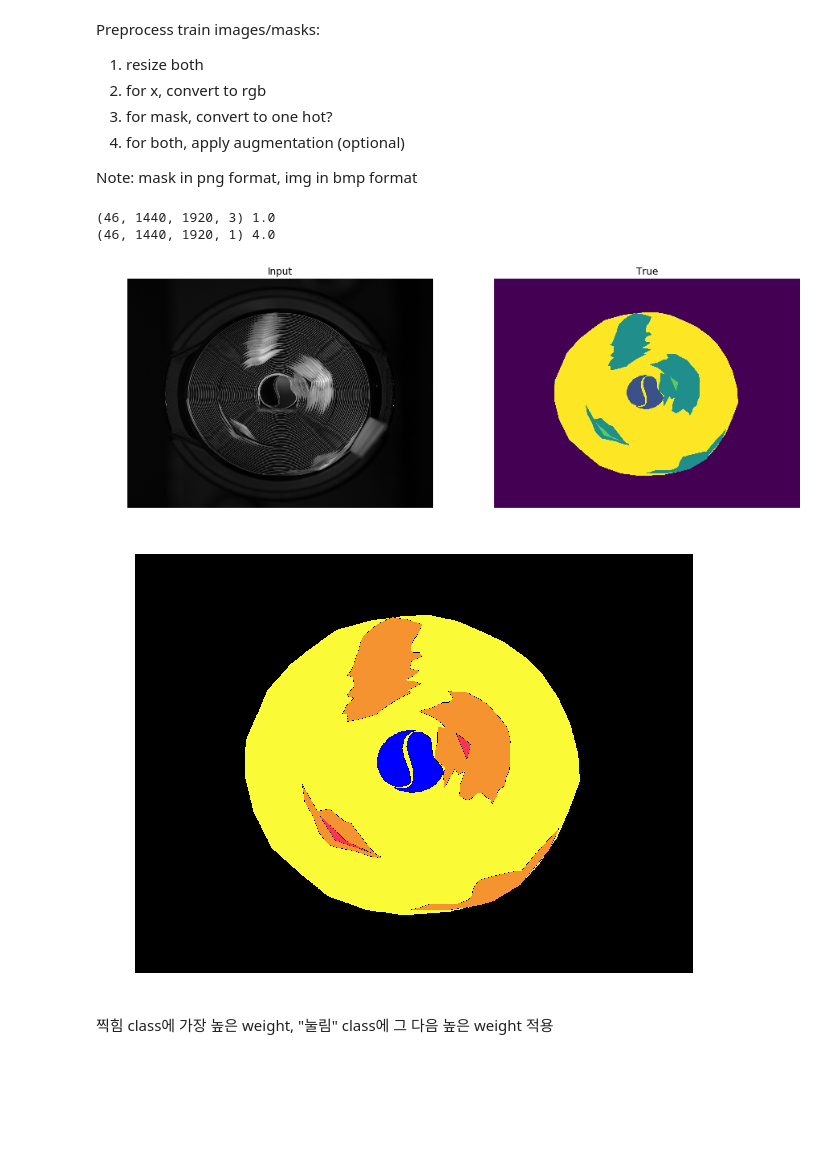
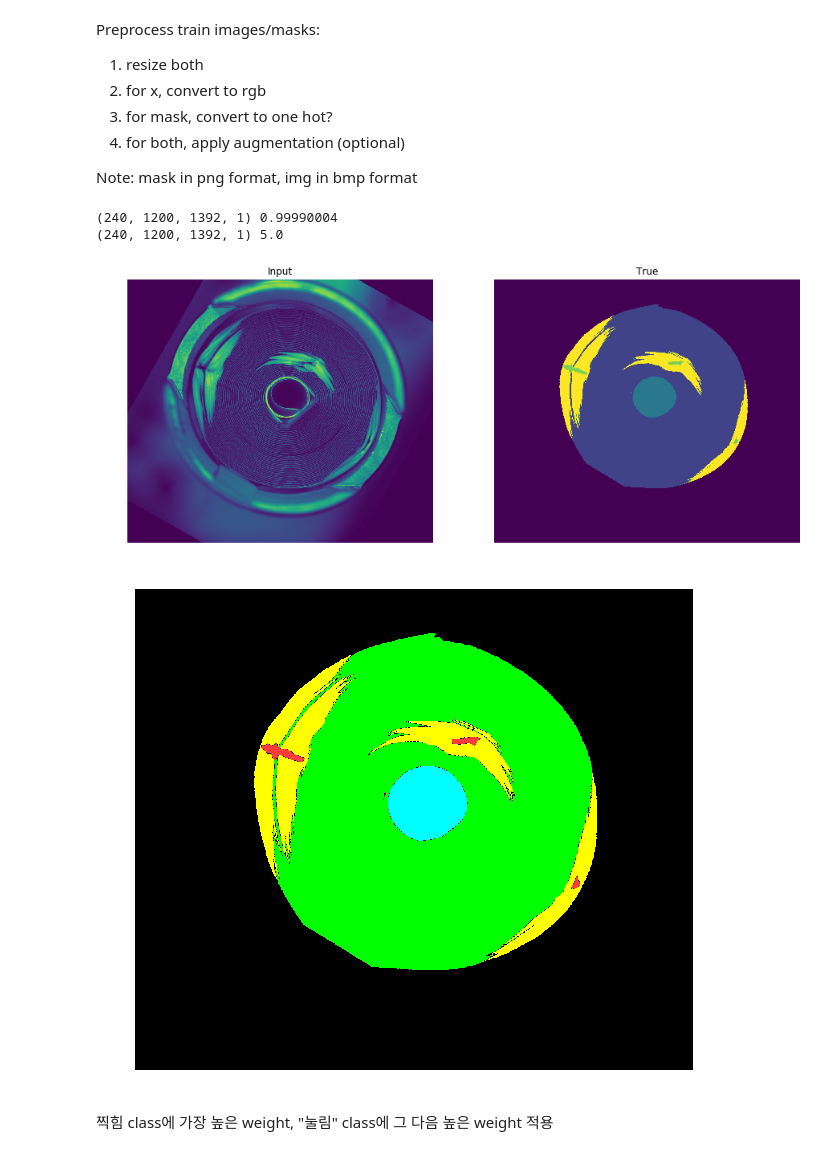
Before and after one commit to jhk0429/Segmentation_project, a Jupyter notebook: train_5class_new.ipynb, the cells around one changed output. Drawn from its saved outputs; the diff is of its cells as text; code cells hidden in the pictures; blank space fills up the shorter version.

```diff
--- a/train_5class_new.ipynb
+++ b/train_5class_new.ipynb
@@ -71,11 +70,11 @@ BACKBONE = 'inceptionv3'
 #Fit options
 EPOCHS = 100
 BATCH_SIZE = 2
-NUM_VAL = 10
+NUM_VAL = 20
 F_EPOCHS = 20
 
 #Other
-IMG_SIZE = (1440,1920) #480 576 #Image size must be multiples of 48 to support segmentation models (PSPNET)
+IMG_SIZE = (1200,1392) #   #1200, 1392 70s #960, 1152 #480 576 #Image size must be multiples of 48 to support segmentation models (PSPNET)
 STEPS_PER_EPOCH = 30
 # %%
 def onehot_to_rgb(one_hot):
@@ -112,6 +111,10 @@ def onehot_to_rgb(one_hot):
     channel_1[ex==4] = color_dict[4][1]
     channel_2[ex==4] = color_dict[4][2]
 
+    channel_0[ex==5] = color_dict[5][0]
+    channel_1[ex==5] = color_dict[5][1]
+    channel_2[ex==5] = color_dict[5][2]
+
 
     com = tf.concat([channel_0, channel_1, channel_2], -1)
 
@@ -119,7 +122,7 @@ def onehot_to_rgb(one_hot):
 # %% [markdown]
 Get One sample & get unique colors
 # %%
-mask = imread('JR_dataset/train/silver_ng/new_gt_mask/높음2__분리막 눌림_은색.png') #2048 x 2448
+mask = imread('Mask_Image/[2021-10-13]11.25.55.086_1_2_Image.png') #2048 x 2448
 colors = np.unique(tf.reshape(mask,[-1,3]), axis=0)
 # %%
 color_dict = {i: list(x) for i,x in enumerate(colors)}
@@ -164,7 +169,7 @@ import cv2
 train_x = []
 train_y = []
 
-for img in glob.glob("JR_dataset/train/*/*.bmp"):
+for img in glob.glob("Original_Image/*.png"):
 
     #angles to rotate
     angles = np.random.uniform(0, 2*np.pi, 3)
@@ -173,34 +178,35 @@ for img in glob.glob("JR_dataset/train/*/*.bmp"):
     n = cv2.imread(img)
     n = tf.cast(n, tf.float32) / 255.0
     n = tf.image.resize(n, IMG_SIZE) #480, 576
+    n = tf.image.rgb_to_grayscale(n)
 
-    #flipped_img = tfa.image.rotate(n, angles[0])
-    #flipped_img1 = tfa.image.rotate(n, angles[1])
+    flipped_img = tfa.image.rotate(n, angles[0])
+    flipped_img1 = tfa.image.rotate(n, angles[1])
     #flipped_img2 = tfa.image.rotate(n, angles[2])
 
     train_x.append(n)
-    #train_x.append(flipped_img)
-    #train_x.append(flipped_img1)
+    train_x.append(flipped_img)
+    train_x.append(flipped_img1)
     #train_x.append(flipped_img2)
 
     #GET FILE NAME
-    dir = "/".join(img.split("/")[:-1]) + "/new_gt_mask/"
-    file_name = img.split("/")[-1].split('.')[0]
+    dir = "Mask_Image/" # "/".join(img.split("/")[:-1]) + "/Mask_Image/"
+    file_name = img.split("/")[-1] # img.split("/")[-1].split('.')[0]
 
     #MASK
-    y = imread(dir+file_name+".png")
+    y = imread(dir+file_name) # imread(dir+file_name+".png")
     a = rgb_to_onehot(y, color_dict) #change to one hot
 
     bb = tf.expand_dims(np.argmax(a, axis=-1),-1) #combine one hot
     mask = tf.image.resize(bb, IMG_SIZE)
 
-    #flipped_mask = tfa.image.rotate(mask, angles[0])
-    #flipped_mask1 = tfa.image.rotate(mask, angles[1])
+    flipped_mask = tfa.image.rotate(mask, angles[0])
+    flipped_mask1 = tfa.image.rotate(mask, angles[1])
     #flipped_mask2 = tfa.image.rotate(mask, angles[2])
 
     train_y.append(mask)
-    #train_y.append(flipped_mask)
-    #train_y.append(flipped_mask1)
+    train_y.append(flipped_mask)
+    train_y.append(flipped_mask1)
     #train_y.append(flipped_mask2)
 
 train_x = tf.convert_to_tensor(train_x)
@@ -209,12 +215,12 @@ train_y = tf.convert_to_tensor(train_y)
 print(train_x.shape, np.max(train_x))
 print(train_y.shape, np.max(train_y))
 # %% [output]
-(46, 1440, 1920, 3) 1.0
-(46, 1440, 1920, 1) 4.0
+(240, 1200, 1392, 1) 0.99990004
+(240, 1200, 1392, 1) 5.0
 # %%
-display([train_x[9], train_y[9]])
-onehot_to_rgb(train_y[9])
+display([train_x[25], train_y[25]])
+onehot_to_rgb(train_y[25])
 # %% [output]
-[figure, old version]
+[figure, new version]
-[figure, old version]
+[figure, new version]
 # %%
```
Also changed, not shown: parts of 16 cells of this notebook.
